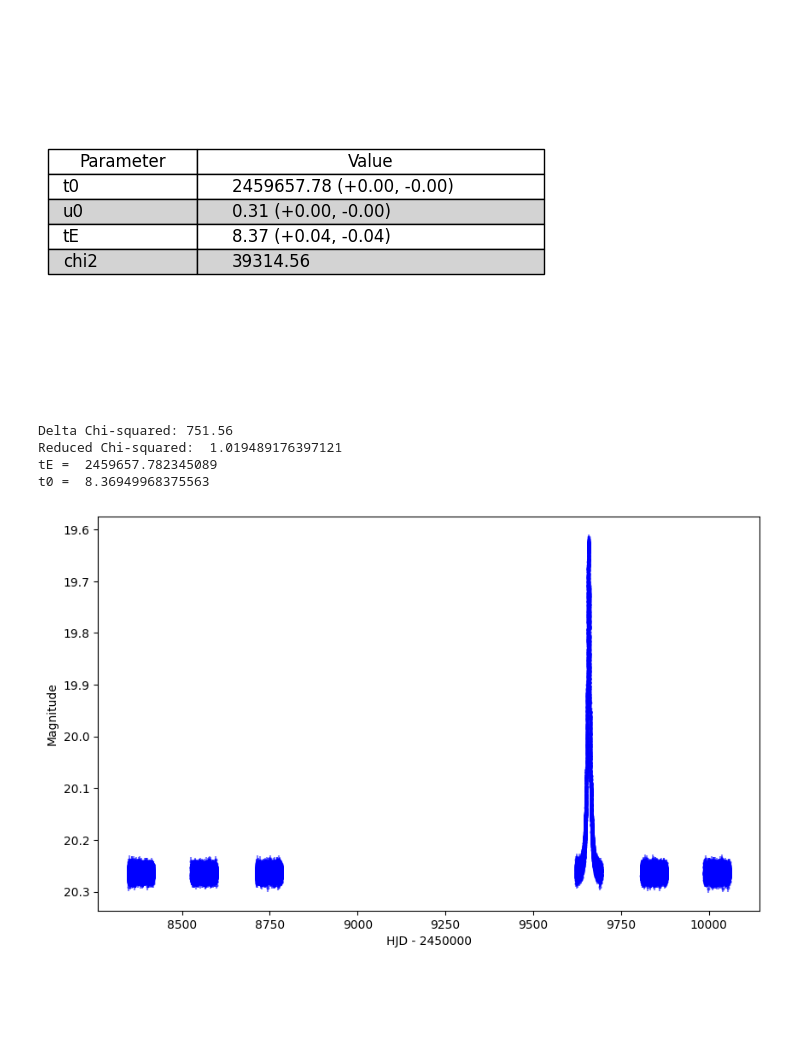
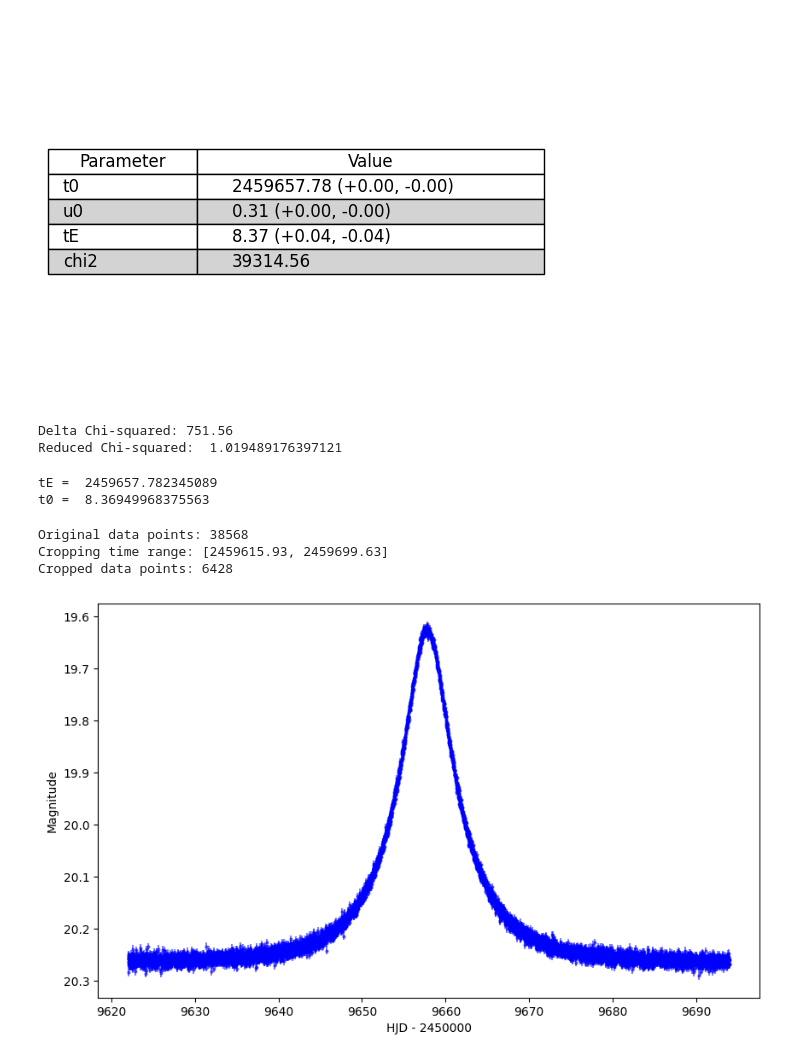
Before and after one commit to marottiluc/Single_Lens_Fitting_LM, a Jupyter notebook: pylima_demo.ipynb, the cells around one changed output. Drawn from its saved outputs; the diff is of its cells as text; code cells hidden in the pictures; blank space fills up the shorter version.

Commit message:
data trimmed!

```diff
--- a/pylima_demo.ipynb
+++ b/pylima_demo.ipynb
@@ -154,37 +152,50 @@ Chi-squared: 39314.56
 delta_chi2 = my_fit.fit_results['chi2'] - (len(Roman_data['time']) - 5)
 print(f"Delta Chi-squared: {delta_chi2:.2f}")
 print("Reduced Chi-squared: ", my_fit.fit_results['chi2'] / (len(Roman_data['time']) - 5))
-
-t_E = my_fit.fit_results['best_model'][0]
-t_0 = my_fit.fit_results['best_model'][2]
-print("tE = ",t_E)
-print("t0 = ",t_0)
 # %% [output]
 Delta Chi-squared: 751.56
 Reduced Chi-squared:  1.019489176397121
-tE =  2459657.782345089
-t0 =  8.36949968375563
-# %%
-#cropping the data with tE and t0
-
-#Read the data file
-Roman_data = pd.read_table('pylima_demo.txt', sep='\s+', header=None)
-Roman_data.columns = ['time', 'mag', 'err_mag']
-Roman_data['time'] = Roman_data['time'].astype(float)
-Roman_data['mag'] = Roman_data['mag'].astype(float)
-Roman_data['err_mag'] = Roman_data['err_mag'].astype(float)
-
-#crop data to t_0 - 5*t_E to t_0 + 5*t_E
-data_cropped = Roman_data[(Roman_data['time'] >= t_0 - 5*t_E) & (Roman_data['time'] <= t_0 + 5*t_E)]
-
-#Plot the light curve with error bars
-plt.figure(figsize=(10, 6))
-plt.errorbar(data_cropped['time'] - 2450000, data_cropped['mag'], yerr=data_cropped['err_mag'], fmt='o', c='blue', alpha=0.5, markersize=2.0)
-plt.xlabel('HJD - 2450000')
-plt.ylabel('Magnitude')
-#plt.xlim((9620, 9700))
-#invert the y-axis
-plt.gca().invert_yaxis()
-plt.show()
-# %% [output]
-[figure, removed]
+# %%
+t_0 = my_fit.fit_results['best_model'][0]
+t_E = my_fit.fit_results['best_model'][2]
+print("t0 = ",t_0)
+print("tE = ",t_E)
+# %% [output]
+tE =  2459657.782345089
+t0 =  8.36949968375563
+# %%
+t_0 = my_fit.fit_results['best_model'][0]
+t_E = my_fit.fit_results['best_model'][2]
+
+# Read the data file and assign column names immediately
+Roman_data = pd.read_table('pylima_demo.txt', sep='\s+', header=None)
+Roman_data.columns = ['time', 'mag', 'err_mag']
+
+# Convert relevant columns to float
+Roman_data['time'] = Roman_data['time'].astype(float)
+Roman_data['mag'] = Roman_data['mag'].astype(float)
+Roman_data['err_mag'] = Roman_data['err_mag'].astype(float)
+
+#Print data point values
+print(f"Original data points: {len(Roman_data)}")
+print(f"Cropping time range: [{(t_0 - 5 * t_E):.2f}, {(t_0 + 5 * t_E):.2f}]")
+
+# Crop data to t_0 - 5*t_E to t_0 + 5*t_E
+data_cropped = Roman_data[(Roman_data['time'] >= (t_0 - 5 * t_E)) & (Roman_data['time'] <= (t_0 + 5 * t_E))]
+
+print(f"Cropped data points: {len(data_cropped)}")
+
+# Plot the light curve with error bars
+plt.figure(figsize=(10, 6))
+plt.errorbar(data_cropped['time'] - 2450000, data_cropped['mag'], yerr=data_cropped['err_mag'], fmt='o', c='blue', alpha=0.5, markersize=2.0)
+plt.xlabel('HJD - 2450000')
+plt.ylabel('Magnitude')
+#plt.xlim((9620, 9700))
+#invert the y-axis
+plt.gca().invert_yaxis()
+plt.show()
+# %% [output]
+Original data points: 38568
+Cropping time range: [2459615.93, 2459699.63]
+Cropped data points: 6428
+[figure, added]
```
Also changed, not shown: parts of 1 cell of this notebook.
